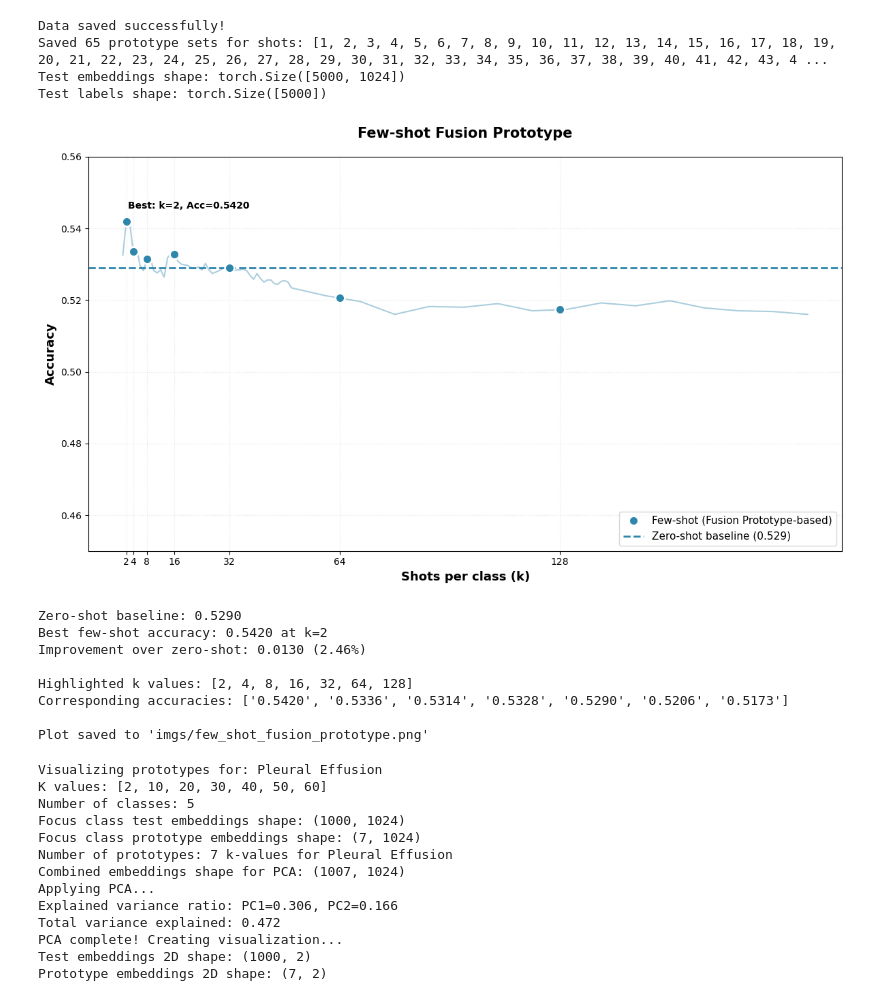
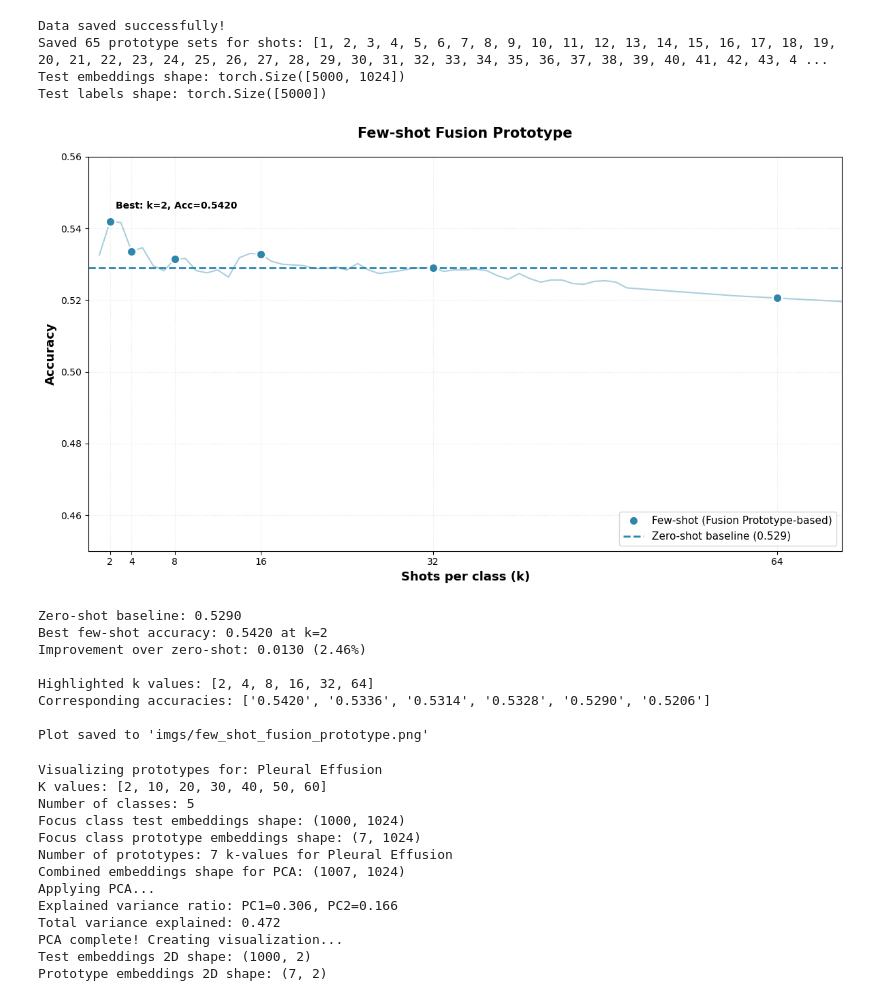
Before and after one commit to dongYoun2/MedCLIP_eval, a Jupyter notebook: notebooks/dayne_fusion_protoytyping.ipynb, the cells around one changed output. Drawn from its saved outputs; the diff is of its cells as text; code cells hidden in the pictures.

```diff
--- a/notebooks/dayne_fusion_protoytyping.ipynb
+++ b/notebooks/dayne_fusion_protoytyping.ipynb
@@ -201,8 +201,8 @@ import numpy as np
 # Plot accuracy vs shots
 zero_shot_baseline = 0.529
 
-# Define specific k values to highlight (powers of 2)
-highlight_k_values = [2, 4, 8, 16, 32, 64, 128]
+# Define specific k values to highlight (powers of 2, up to 64)
+highlight_k_values = [2, 4, 8, 16, 32, 64]
 
 # Interpolate accuracy values for k values not in shots list
 shots_array = np.array(shots)
@@ -229,40 +229,41 @@ plt.ylabel('Accuracy', fontsize=13, fontweight='bold')
 plt.title('Few-shot Fusion Prototype',
           fontsize=15, fontweight='bold', pad=20)
 plt.legend(fontsize=11, loc='lower right')
 plt.grid(True, alpha=0.3, linestyle=':')
 
 # Set axis limits to match reference plot
+plt.xlim(0, 70)
 plt.ylim(0.45, 0.56)
 
 # Set x-axis to show the highlighted k values
 plt.xticks(highlight_k_values, fontsize=10)
 plt.yticks(fontsize=10)
 
 # Add simple label for best performance (k=2)
 best_k = highlight_k_values[0]  # k=2
 best_acc = highlight_accuracies[0]
 plt.text(best_k + 0.5, best_acc + 0.003, f'Best: k={best_k}, Acc={best_acc:.4f}',
          fontsize=10, fontweight='bold', va='bottom', ha='left')
 
 plt.tight_layout()
 save_path = 'imgs/few_shot_fusion_prototype.png'
 plt.savefig(save_path, dpi=300, bbox_inches='tight')
 plt.show()
 
 print(f"\nZero-shot baseline: {zero_shot_baseline:.4f}")
 print(f"Best few-shot accuracy: {best_acc:.4f} at k={best_k}")
 print(f"Improvement over zero-shot: {(best_acc - zero_shot_baseline):.4f} ({(best_acc - zero_shot_baseline) / zero_shot_baseline * 100:.2f}%)")
 print(f"\nHighlighted k values: {highlight_k_values}")
 print(f"Corresponding accuracies: {[f'{acc:.4f}' for acc in highlight_accuracies]}")
 print(f"\nPlot saved to '{save_path}'")
 # %% [output]
-[figure, old version]
+[figure, new version]
 Zero-shot baseline: 0.5290
 Best few-shot accuracy: 0.5420 at k=2
 Improvement over zero-shot: 0.0130 (2.46%)
 
-Highlighted k values: [2, 4, 8, 16, 32, 64, 128]
-Corresponding accuracies: ['0.5420', '0.5336', '0.5314', '0.5328', '0.5290', '0.5206', '0.5173']
+Highlighted k values: [2, 4, 8, 16, 32, 64]
+Corresponding accuracies: ['0.5420', '0.5336', '0.5314', '0.5328', '0.5290', '0.5206']
 
 Plot saved to 'imgs/few_shot_fusion_prototype.png'
 # %%
```
Also changed, not shown: 1 other file.
